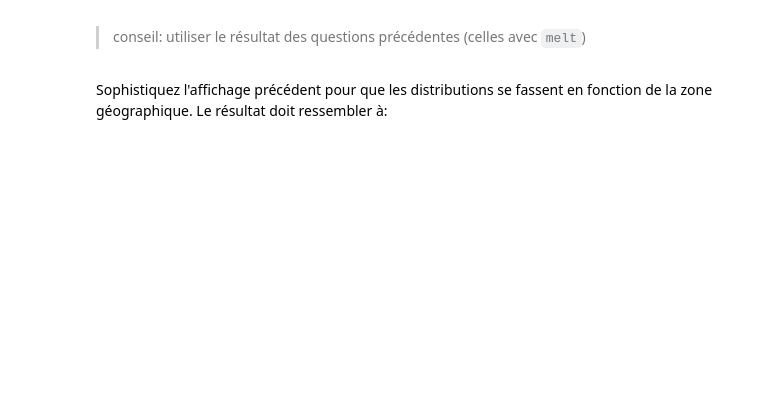
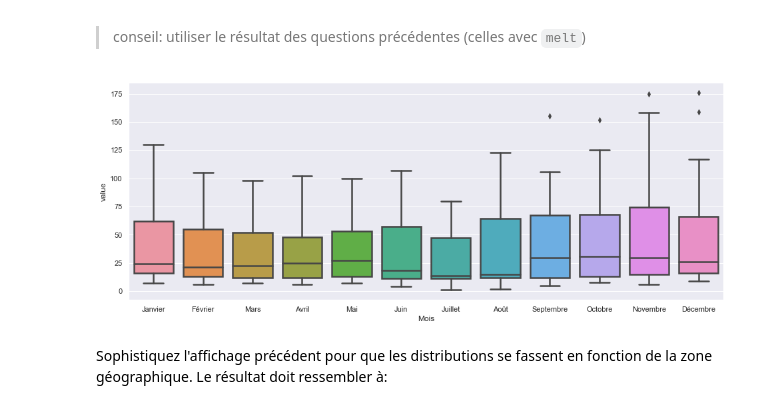
Before and after one commit to campusplage/compte-rendus-oriol_ramirez, a Jupyter notebook: TP1_pandas.ipynb, the cells around one changed output. Saved outputs shown, nothing was run; the diff lists cells and outputs as text; code cells hidden in the pictures; blank space fills up the shorter version.

```diff
--- a/TP1_pandas.ipynb
+++ b/TP1_pandas.ipynb
@@ -389,9 +407,14 @@ Le résultat doit ressembler à:
 # %%
 # Distribution mensuelle des nombres de jours de pluie...
 import seaborn as sns
+import matplotlib.pyplot as plt
 sns.set()
+plt.figure(figsize=(16, 6))
 
-# VOTRE CODE ICI
+ax = sns.boxplot(x="Mois", y="value",
+                 data=new_data, linewidth=2.5)
+# %% [output]
+[figure, added]
 # %% [markdown]
 Sophistiquez l'affichage précédent pour que les distributions se fassent en fonction de la zone géographique. Le résultat doit ressembler à:
 
```
Also changed, not shown: parts of 4 cells of this notebook.
